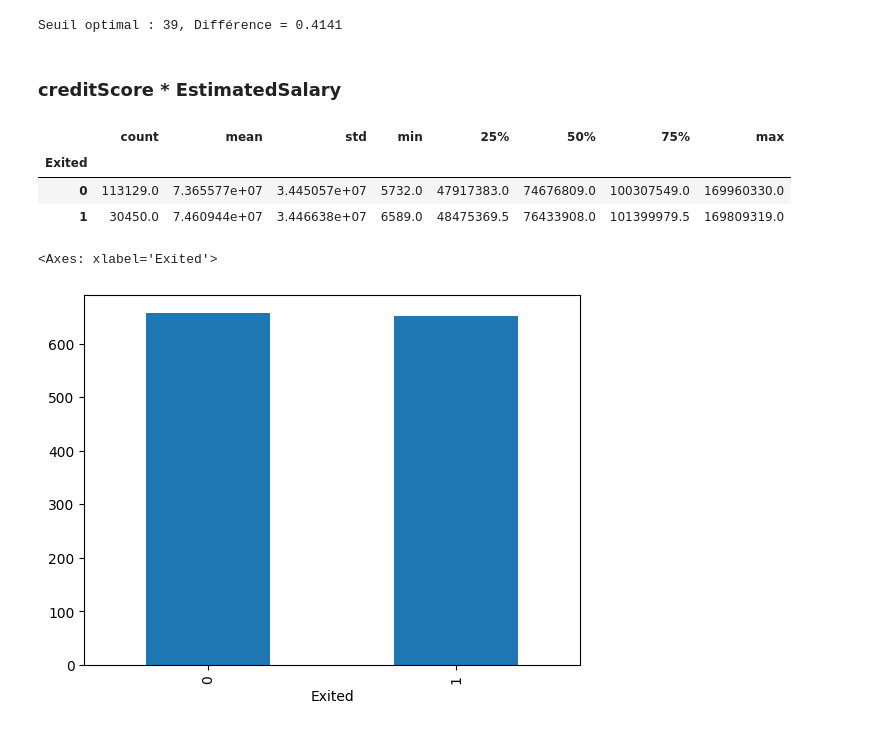
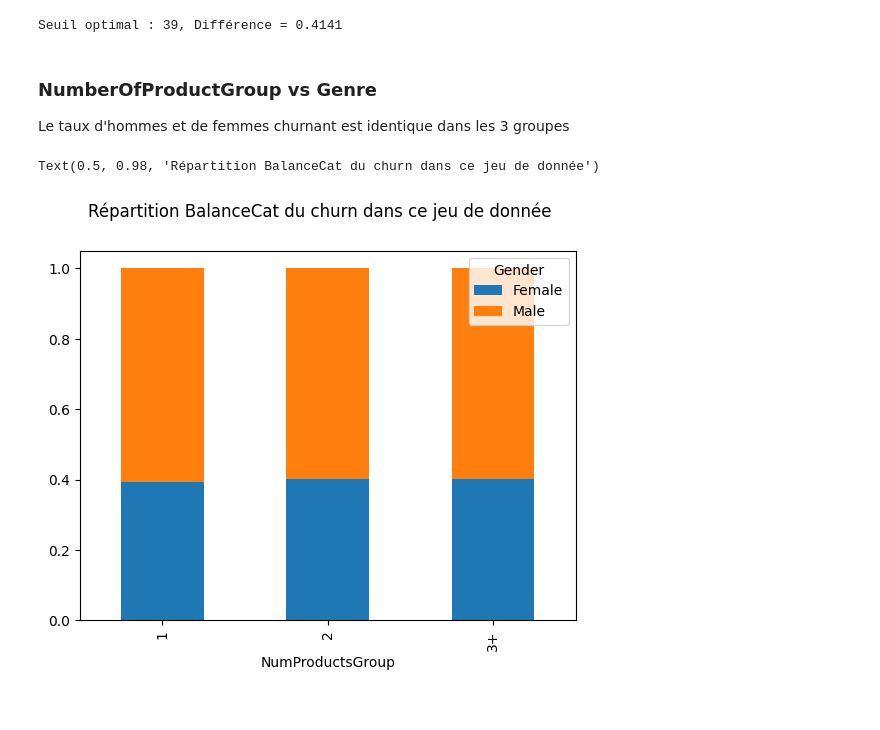
Before and after one commit to SimonGallien/bank_churn, a Jupyter notebook: eda.ipynb, the cells around one changed output. Saved outputs shown, nothing was run; the diff lists cells and outputs as text; code cells hidden in the pictures.

Commit message:
score kaggle 0.66338

```diff
--- a/eda.ipynb
+++ b/eda.ipynb
@@ -691,19 +691,12 @@ for age in range(30, 60):
 print(f"Seuil optimal : {ageChurnOpti}, Différence = {bestDiff:.4f}")
 # %% [output]
 Seuil optimal : 39, Différence = 0.4141
-# %% [markdown]
-### creditScore * EstimatedSalary
-# %%
-df['creditSalary'] = ((df["CreditScore"]) * (df["EstimatedSalary"])).astype(int)
-# %%
-df.groupby('Exited')['creditSalary'].describe()
-# %% [output]
-|  | count | mean | std | min | 25% | 50% | 75% | max |
-| Exited |  |  |  |  |  |  |  |  |
-| 0 | 113129.0 | 7.365577e+07 | 3.445057e+07 | 5732.0 | 47917383.0 | 74676809.0 | 100307549.0 | 169960330.0 |
-| 1 | 30450.0 | 7.460944e+07 | 3.446638e+07 | 6589.0 | 48475369.5 | 76433908.0 | 101399979.5 | 169809319.0 |
-# %%
-df.groupby('Exited')['CreditScore'].mean().plot(kind='bar')
-# %% [output]
-<Axes: xlabel='Exited'>
-[figure, removed]
+# %% [markdown]
+### NumberOfProductGroup vs Genre
+Le taux d'hommes et de femmes churnant est identique dans les 3 groupes
+# %%
+pd.crosstab(df.query('Exited == 0')["NumProductsGroup"], df["Gender"], normalize="index").plot(kind="bar", stacked=True)
+plt.suptitle("Répartition BalanceCat du churn dans ce jeu de donnée")
+# %% [output]
+Text(0.5, 0.98, 'Répartition BalanceCat du churn dans ce jeu de donnée')
+[figure, added]
```
Also changed, not shown: parts of 21 cells of this notebook, 2 other files.
